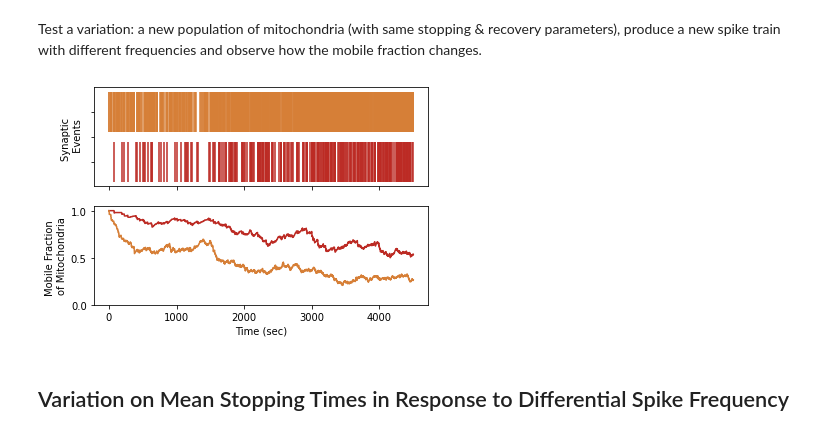
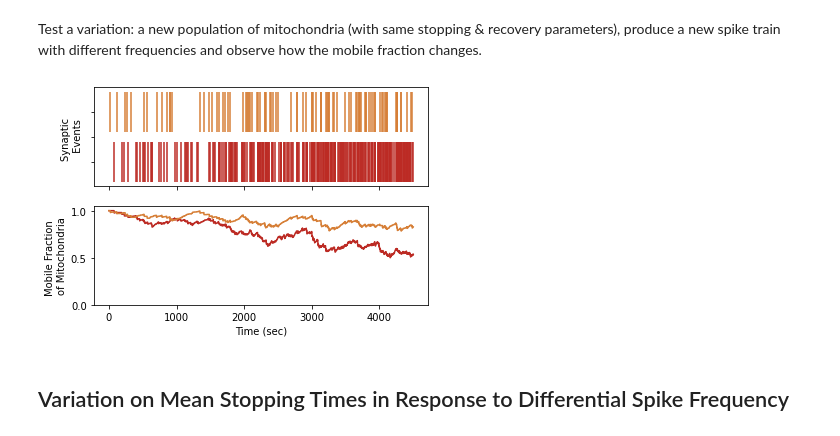
Before and after one commit to annikc/MitoMotil, a Jupyter notebook: walkthrough.ipynb, the cells around one changed output. Cells and saved outputs as stored; diff of their text form; code cells hidden in the pictures.

```diff
--- a/walkthrough.ipynb
+++ b/walkthrough.ipynb
@@ -127,16 +107,17 @@ pt.plot_recov_pct([pct_mm], [synaptic_events])
 # %% [markdown]
 Test a variation: a new population of mitochondria (with same stopping & recovery parameters), produce a new spike train with different frequencies and observe how the mobile fraction changes.
 # %%
-low_freq_stim = [0.01, 0.02, 0.03]
+low_freq_stim  = [0.01, 0.02, 0.03]
 high_freq_stim = [0.1, 0.2, 0.3]
 
-new_syn_events = F.get_spike_trains(1, high_freq_stim)
+new_syn_events = F.get_spike_trains(1, low_freq_stim) # change between low/high_freq_stim
 new_mitos_list = F.populate_list_n(mito_pop, init_mob, recov_mean, recov_sd)
 
 new_pct_mm = F.immobilize_mitos(params_dict, new_mitos_list, new_syn_events[0], experiment_time=expt_time)
+
+
+pt.plot_recov_pct([pct_mm, new_pct_mm], [synaptic_events, new_syn_events])
+# %% [output]
+[figure, added]
-# %%
-pt.plot_recov_pct([pct_mm, new_pct_mm], [synaptic_events, new_syn_events])
-# %% [output]
-[figure, removed]
 # %% [markdown]
 ## Variation on Mean Stopping Times in Response to Differential Spike Frequency
```
Also changed, not shown: parts of 2 cells of this notebook.
